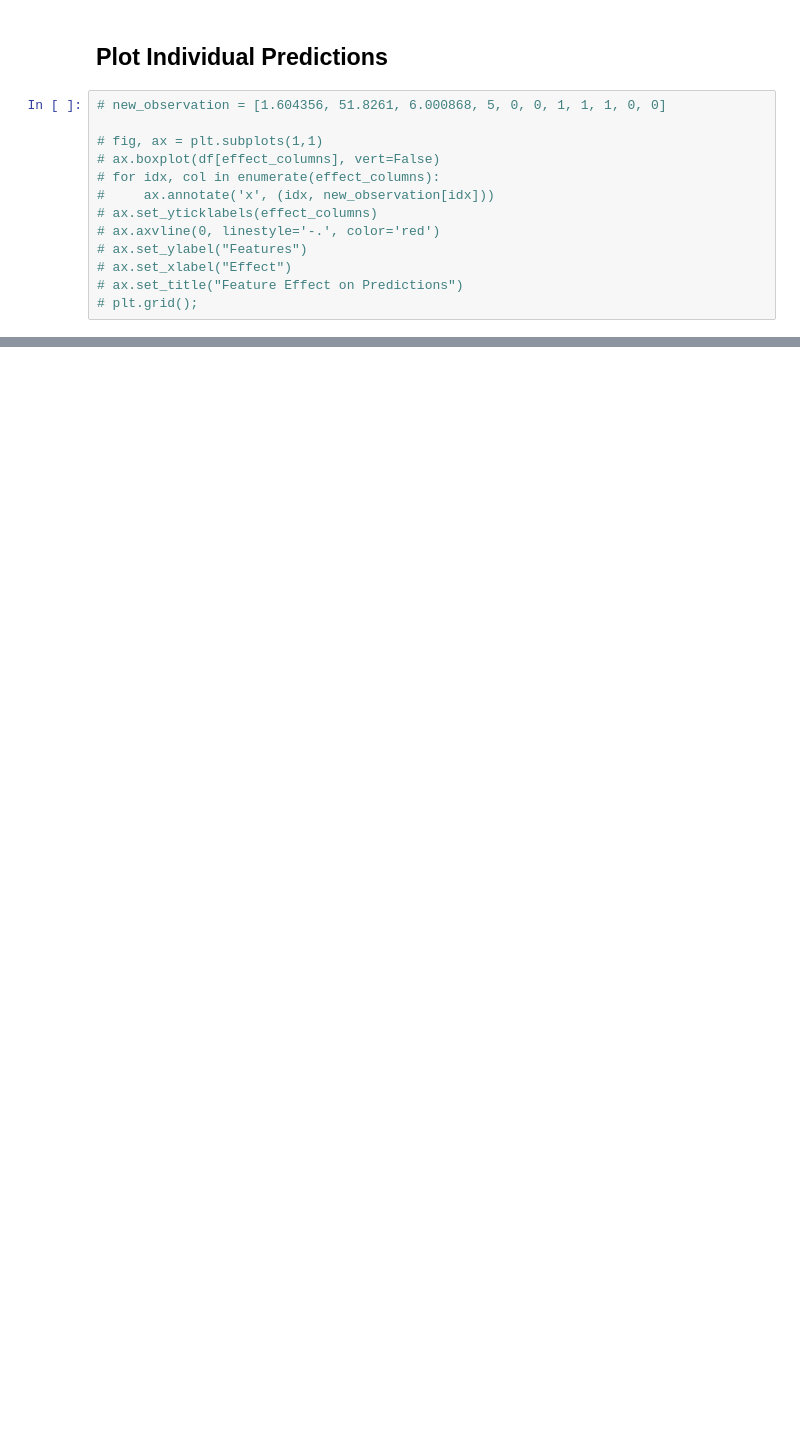
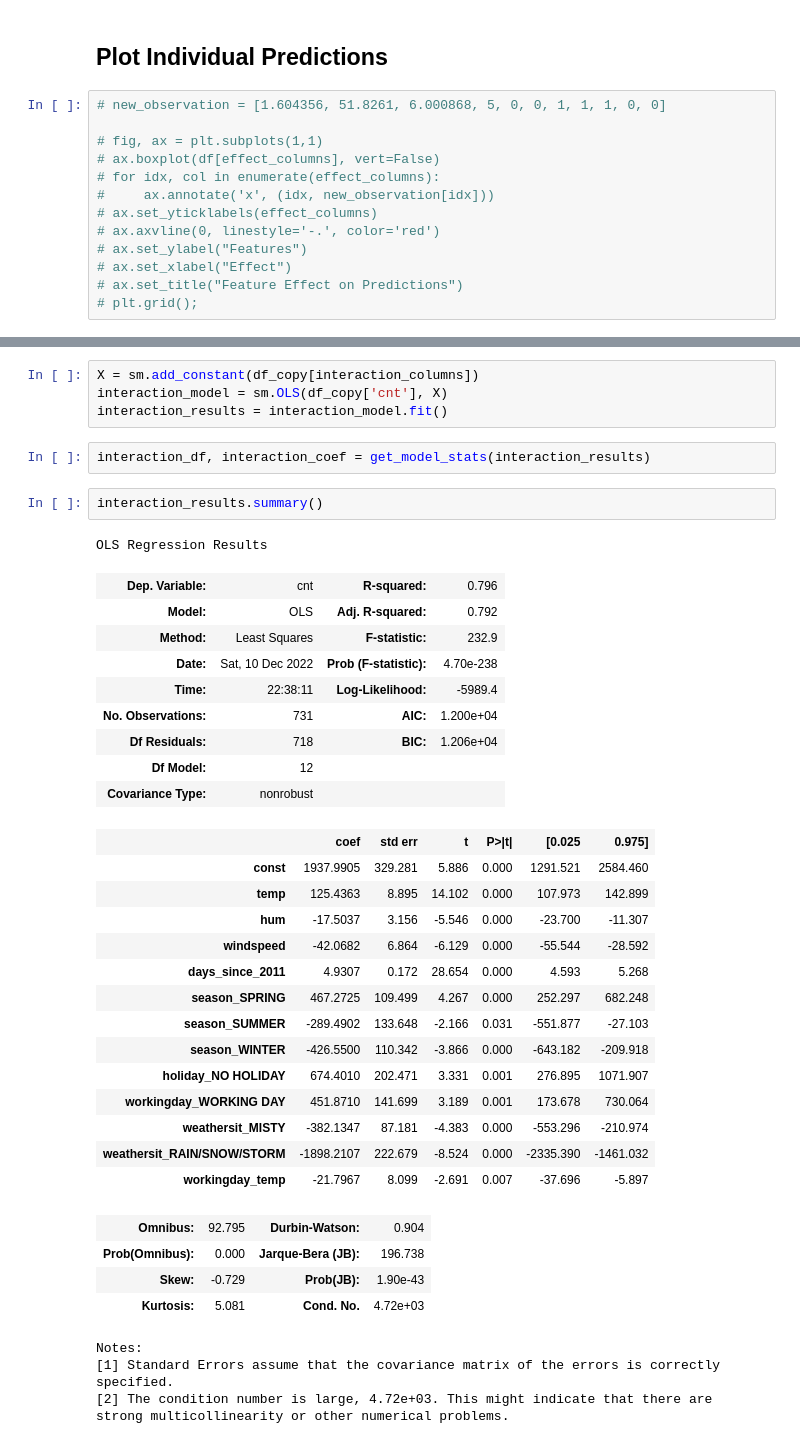
Before and after one commit to christophM/interpretable-ml-book, a Jupyter notebook: Python/bike-sharing/Chapter5-interpretable_models.ipynb, the cells around one changed output, grey strips where cells are left out. Saved outputs shown, nothing was run; the diff lists cells and outputs as text; blank space fills up the shorter version.

```diff
--- a/Python/bike-sharing/Chapter5-interpretable_models.ipynb
+++ b/Python/bike-sharing/Chapter5-interpretable_models.ipynb
@@ -214,0 +212,41 @@ plt.grid();
+# %%
+X = sm.add_constant(df_copy[interaction_columns])
+interaction_model = sm.OLS(df_copy['cnt'], X)
+interaction_results = interaction_model.fit()
+# %%
+interaction_df, interaction_coef = get_model_stats(interaction_results)
+# %%
+interaction_results.summary()
+# %% [output]
+OLS Regression Results
+| Dep. Variable: | cnt | R-squared: | 0.796 |
+| Model: | OLS | Adj. R-squared: | 0.792 |
+| Method: | Least Squares | F-statistic: | 232.9 |
+| Date: | Sat, 10 Dec 2022 | Prob (F-statistic): | 4.70e-238 |
+| Time: | 22:38:11 | Log-Likelihood: | -5989.4 |
+| No. Observations: | 731 | AIC: | 1.200e+04 |
+| Df Residuals: | 718 | BIC: | 1.206e+04 |
+| Df Model: | 12 |  |  |
+| Covariance Type: | nonrobust |  |  |
+|  | coef | std err | t | P>|t| | [0.025 | 0.975] |
+| const | 1937.9905 | 329.281 | 5.886 | 0.000 | 1291.521 | 2584.460 |
+| temp | 125.4363 | 8.895 | 14.102 | 0.000 | 107.973 | 142.899 |
+| hum | -17.5037 | 3.156 | -5.546 | 0.000 | -23.700 | -11.307 |
+| windspeed | -42.0682 | 6.864 | -6.129 | 0.000 | -55.544 | -28.592 |
+| days_since_2011 | 4.9307 | 0.172 | 28.654 | 0.000 | 4.593 | 5.268 |
+| season_SPRING | 467.2725 | 109.499 | 4.267 | 0.000 | 252.297 | 682.248 |
+| season_SUMMER | -289.4902 | 133.648 | -2.166 | 0.031 | -551.877 | -27.103 |
+| season_WINTER | -426.5500 | 110.342 | -3.866 | 0.000 | -643.182 | -209.918 |
+| holiday_NO HOLIDAY | 674.4010 | 202.471 | 3.331 | 0.001 | 276.895 | 1071.907 |
+| workingday_WORKING DAY | 451.8710 | 141.699 | 3.189 | 0.001 | 173.678 | 730.064 |
+| weathersit_MISTY | -382.1347 | 87.181 | -4.383 | 0.000 | -553.296 | -210.974 |
+| weathersit_RAIN/SNOW/STORM | -1898.2107 | 222.679 | -8.524 | 0.000 | -2335.390 | -1461.032 |
+| workingday_temp | -21.7967 | 8.099 | -2.691 | 0.007 | -37.696 | -5.897 |
+| Omnibus: | 92.795 | Durbin-Watson: | 0.904 |
+| Prob(Omnibus): | 0.000 | Jarque-Bera (JB): | 196.738 |
+| Skew: | -0.729 | Prob(JB): | 1.90e-43 |
+| Kurtosis: | 5.081 | Cond. No. | 4.72e+03 |
+Notes:
+[1] Standard Errors assume that the covariance matrix of the errors is correctly specified.
+[2] The condition number is large, 4.72e+03. This might indicate that there are
+strong multicollinearity or other numerical problems.
```
Also changed, not shown: parts of 19 cells of this notebook.
